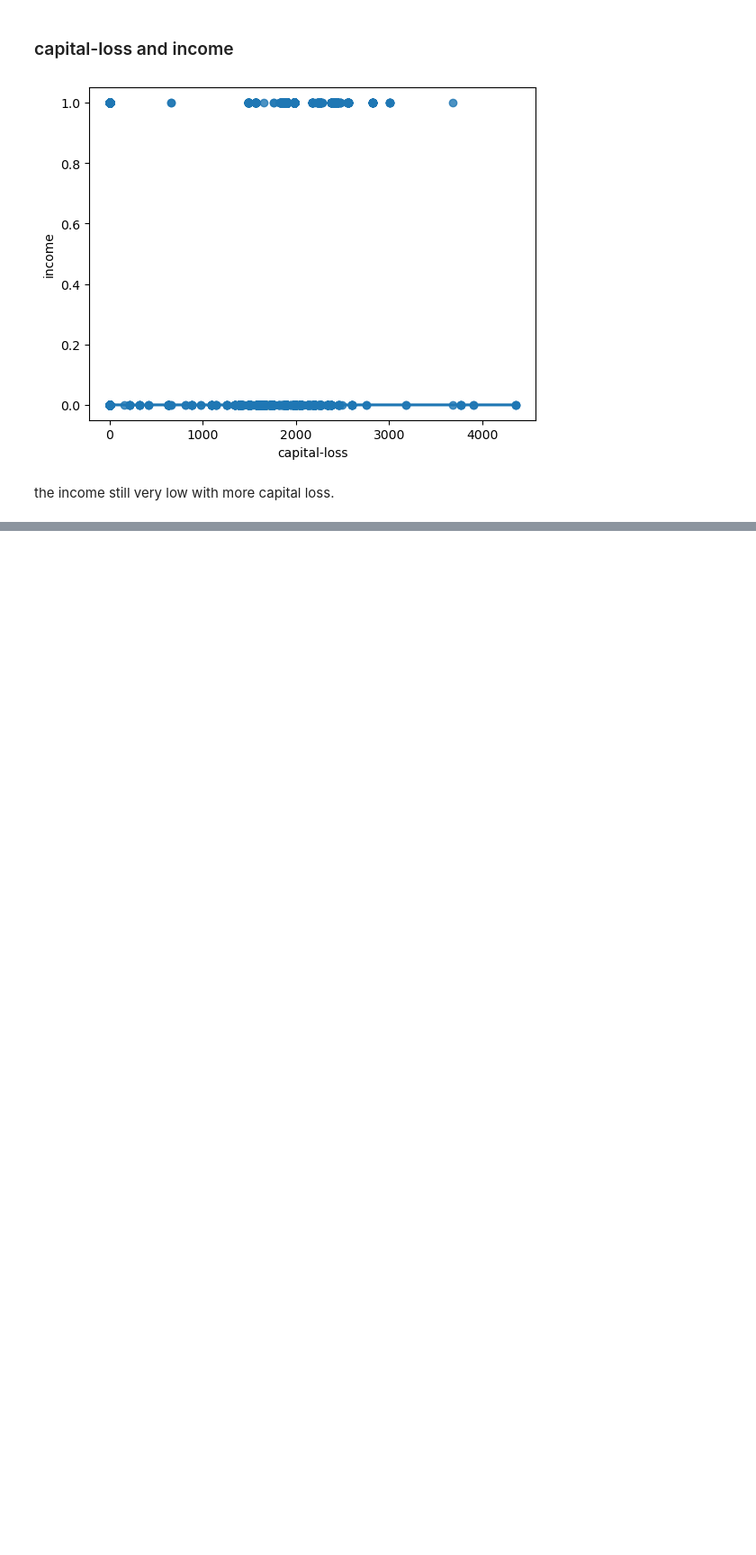
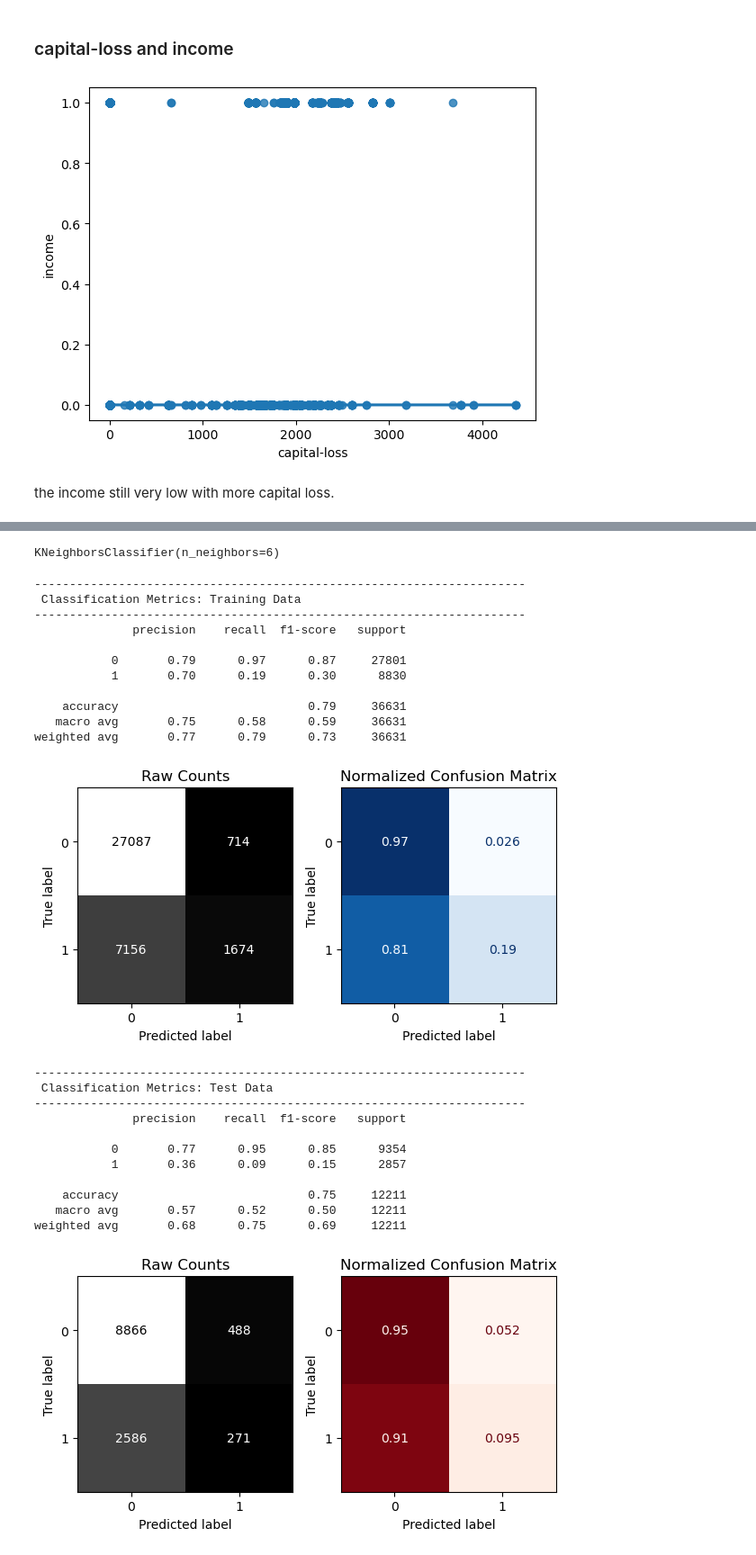
Before and after one commit to eyaGONGI/Project4_Intermediate_Machine_Learning-, a Jupyter notebook: Intermediate_machine_learning_project.ipynb, the cells around one changed output, grey strips where cells are left out. Shown at 90% size. Saved outputs shown, nothing was run; the diff lists cells and outputs as text; code cells hidden in the pictures; blank space fills up the shorter version.

```diff
--- a/Intermediate_machine_learning_project.ipynb
+++ b/Intermediate_machine_learning_project.ipynb
@@ -702,0 +710,8 @@ the income still very low with more capital loss.
+# %%
+#Apply PCA  to keep .85 variance ratio
+pca = PCA(n_components=0.85)
+xtrain_pca85 = pca.fit_transform(xtrain)
+xtest_pca85 = pca.transform(xtest)
+# %%
+xtrain_pca85=pd.DataFrame(xtrain_pca)
+xtrain_pca85.head()
@@ -702,0 +781,33 @@ the income still very low with more capital loss.
+# %%
+# Fit and evaluate with updated features:
+# PCA 0.85
+knn.fit(xtrain_pca85,ytrain)
+# %% [output]
+KNeighborsClassifier(n_neighbors=6)
+# %%
+evaluate_classification(knn, xtrain_pca85,ytrain, xtest_pca85, ytest)
+# %% [output]
+----------------------------------------------------------------------
+ Classification Metrics: Training Data
+----------------------------------------------------------------------
+              precision    recall  f1-score   support
+
+           0       0.79      0.97      0.87     27801
+           1       0.70      0.19      0.30      8830
+
+    accuracy                           0.79     36631
+   macro avg       0.75      0.58      0.59     36631
+weighted avg       0.77      0.79      0.73     36631
+[figure, added]
+----------------------------------------------------------------------
+ Classification Metrics: Test Data
+----------------------------------------------------------------------
+              precision    recall  f1-score   support
+
+           0       0.77      0.95      0.85      9354
+           1       0.36      0.09      0.15      2857
+
+    accuracy                           0.75     12211
+   macro avg       0.57      0.52      0.50     12211
+weighted avg       0.68      0.75      0.69     12211
+[figure, added]
```
Also changed, not shown: parts of 46 cells of this notebook.
